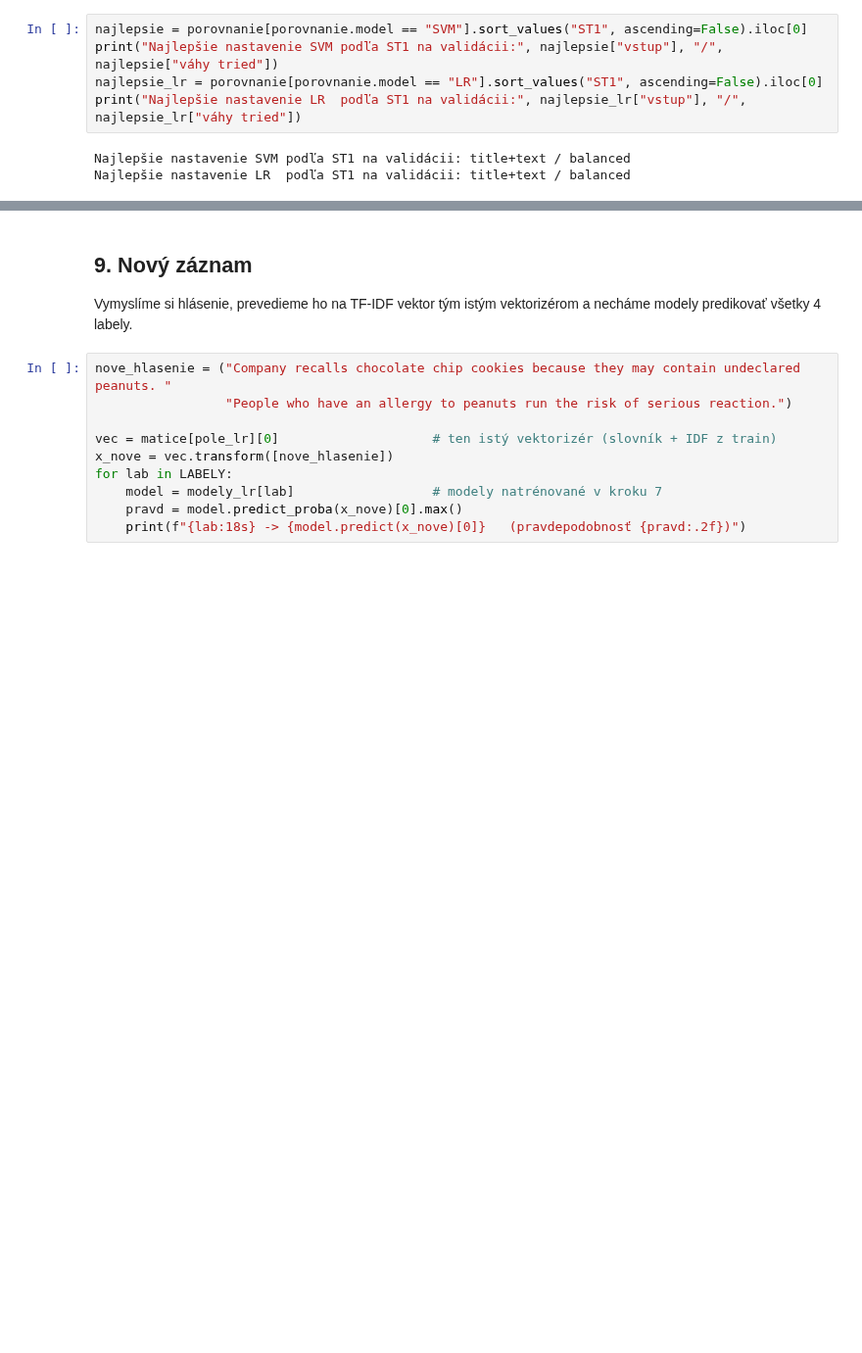
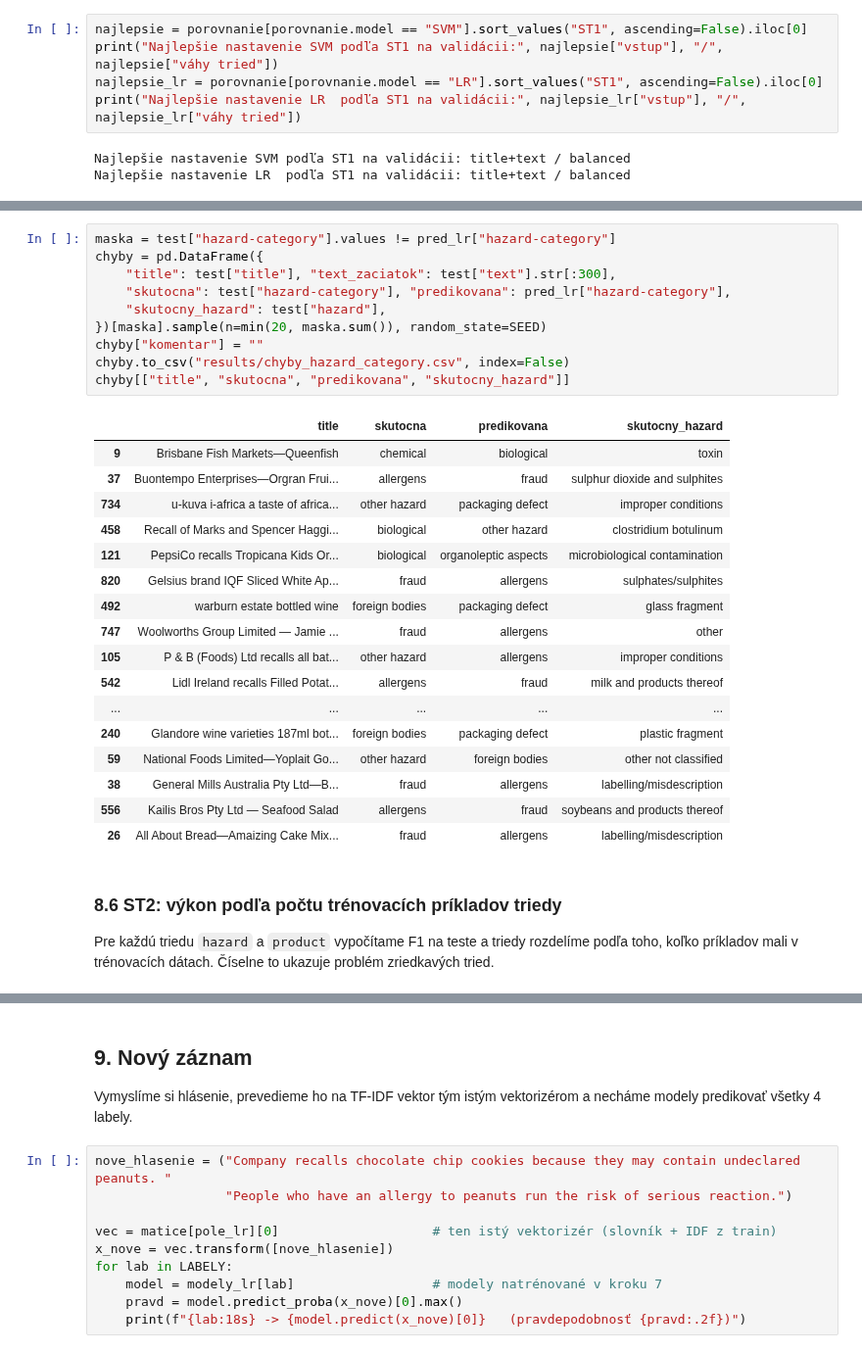
Before and after one commit to alzbetajaksova-ux/NLP_food_hazard, a Jupyter notebook: notebooks/baseline_food_hazard.ipynb, the cells around one changed output, grey strips where cells are left out. Shown at 98% size. Drawn from its saved outputs; the diff is of its cells as text; blank space fills up the shorter version.

```diff
--- a/notebooks/baseline_food_hazard.ipynb
+++ b/notebooks/baseline_food_hazard.ipynb
@@ -327,0 +434,31 @@ food additives and flavourings       0.75      0.75      0.75         4
+# %%
+maska = test["hazard-category"].values != pred_lr["hazard-category"]
+chyby = pd.DataFrame({
+    "title": test["title"], "text_zaciatok": test["text"].str[:300],
+    "skutocna": test["hazard-category"], "predikovana": pred_lr["hazard-category"],
+    "skutocny_hazard": test["hazard"],
+})[maska].sample(n=min(20, maska.sum()), random_state=SEED)
+chyby["komentar"] = ""
+chyby.to_csv("results/chyby_hazard_category.csv", index=False)
+chyby[["title", "skutocna", "predikovana", "skutocny_hazard"]]
+# %% [output]
+|  | title | skutocna | predikovana | skutocny_hazard |
+| 9 | Brisbane Fish Markets—Queenfish | chemical | biological | toxin |
+| 37 | Buontempo Enterprises—Orgran Frui... | allergens | fraud | sulphur dioxide and sulphites |
+| 734 | u-kuva i-africa a taste of africa... | other hazard | packaging defect | improper conditions |
+| 458 | Recall of Marks and Spencer Haggi... | biological | other hazard | clostridium botulinum |
+| 121 | PepsiCo recalls Tropicana Kids Or... | biological | organoleptic aspects | microbiological contamination |
+| 820 | Gelsius brand IQF Sliced White Ap... | fraud | allergens | sulphates/sulphites |
+| 492 | warburn estate bottled wine | foreign bodies | packaging defect | glass fragment |
+| 747 | Woolworths Group Limited — Jamie ... | fraud | allergens | other |
+| 105 | P & B (Foods) Ltd recalls all bat... | other hazard | allergens | improper conditions |
+| 542 | Lidl Ireland recalls Filled Potat... | allergens | fraud | milk and products thereof |
+| ... | ... | ... | ... | ... |
+| 240 | Glandore wine varieties 187ml bot... | foreign bodies | packaging defect | plastic fragment |
+| 59 | National Foods Limited—Yoplait Go... | other hazard | foreign bodies | other not classified |
+| 38 | General Mills Australia Pty Ltd—B... | fraud | allergens | labelling/misdescription |
+| 556 | Kailis Bros Pty Ltd — Seafood Salad | allergens | fraud | soybeans and products thereof |
+| 26 | All About Bread—Amaizing Cake Mix... | fraud | allergens | labelling/misdescription |
+# %% [markdown]
+### 8.6 ST2: výkon podľa počtu trénovacích príkladov triedy
+Pre každú triedu `hazard` a `product` vypočítame F1 na teste a triedy rozdelíme podľa toho, koľko príkladov mali v trénovacích dátach. Číselne to ukazuje problém zriedkavých tried.
```
Also changed, not shown: parts of 26 cells of this notebook, 5 other files.
